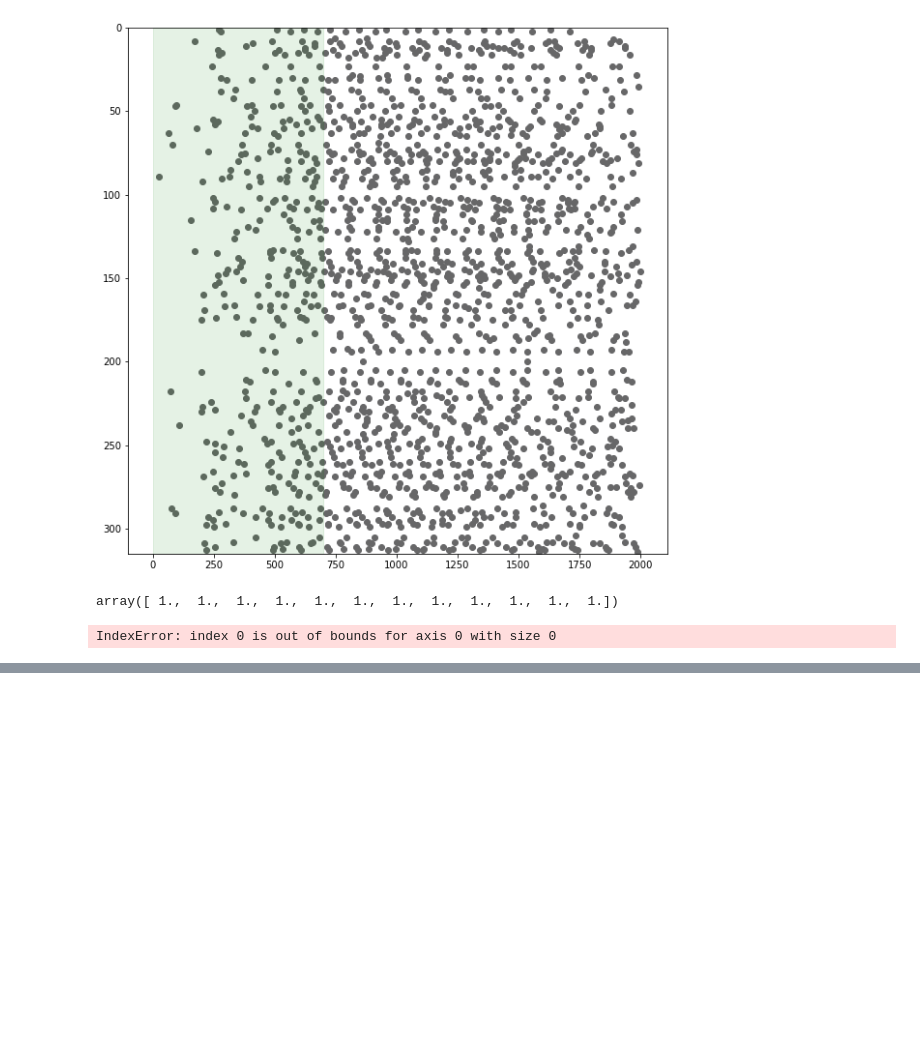
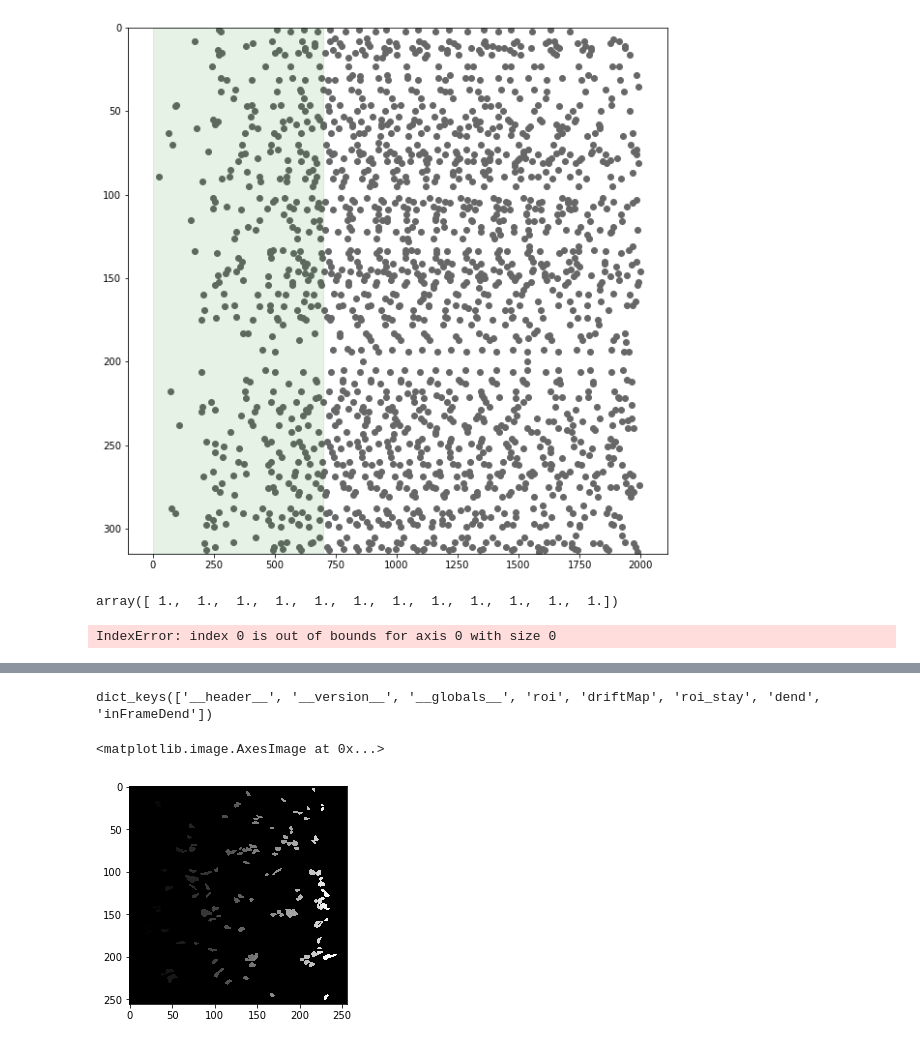
Before and after one commit to ge00rg/LabRotSprekeler, a Jupyter notebook: mat_to_hdf5.ipynb, the cells around one changed output, grey strips where cells are left out. Drawn from its saved outputs; the diff is of its cells as text; code cells hidden in the pictures; blank space fills up the shorter version.

```diff
--- a/mat_to_hdf5.ipynb
+++ b/mat_to_hdf5.ipynb
@@ -163,0 +218,11 @@ array([ 1.33333333])
+# %%
+data = loadmat("calcium_data/140708B_140811a_roi")
+# %%
+data.keys()
+# %% [output]
+dict_keys(['__header__', '__version__', '__globals__', 'roi', 'driftMap', 'roi_stay', 'dend', 'inFrameDend'])
+# %%
+plt.imshow(data['roi'], cmap='gray')
+# %% [output]
+<matplotlib.image.AxesImage at 0x...>
+[figure, added]
```
Also changed, not shown: parts of 9 cells of this notebook, 6 other files.
